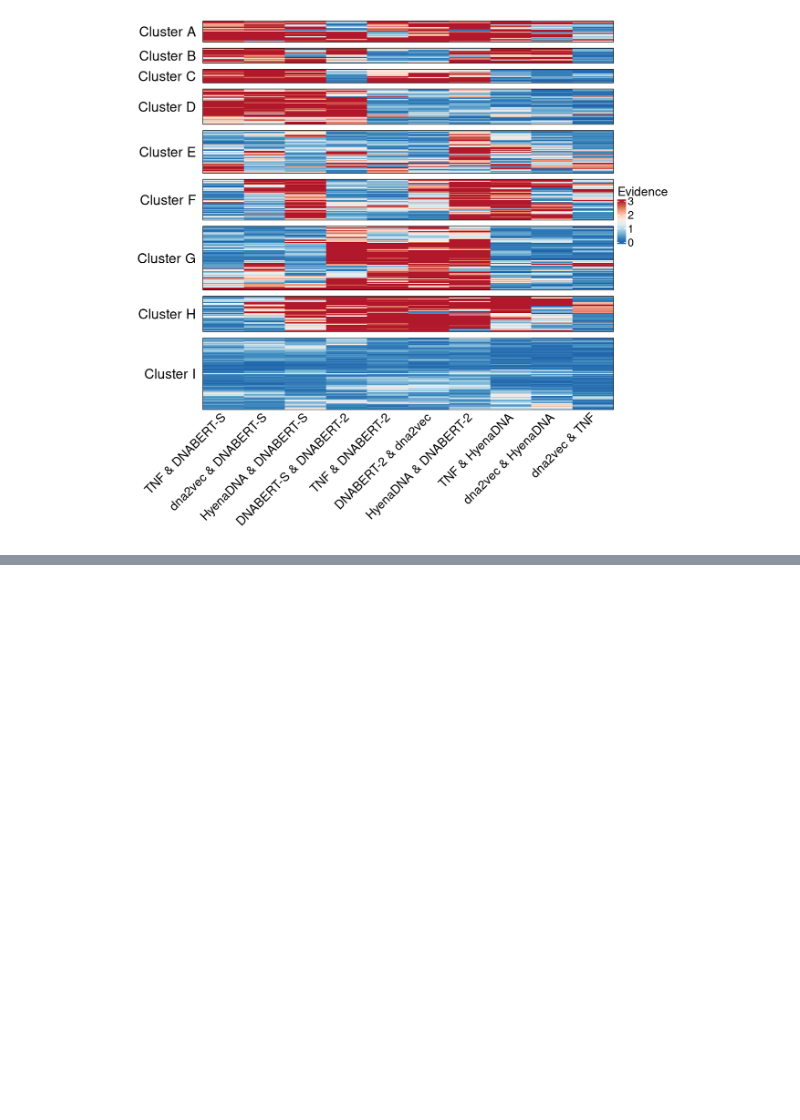
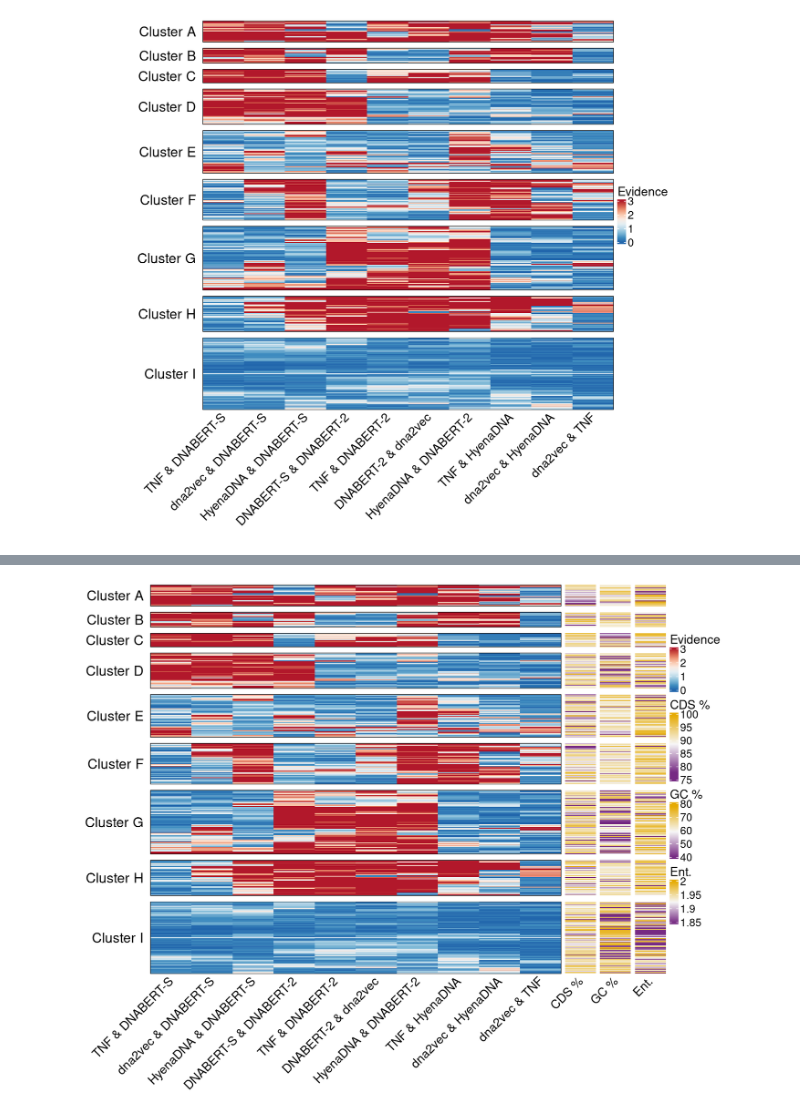
Before and after one commit to BioGraphs/DNA-Representation-Article-Juliette-Francis-2026, a Jupyter notebook: plots/evidence_heatmaps.ipynb, the cells around one changed output, grey strips where cells are left out. Saved outputs shown, nothing was run; the diff lists cells and outputs as text; code cells hidden in the pictures; blank space fills up the shorter version.

Commit message:
Add scripts for heatmaps

```diff
--- a/plots/evidence_heatmaps.ipynb
+++ b/plots/evidence_heatmaps.ipynb
@@ -146,0 +152,46 @@ ERROR: Error in file(file, "rt"): cannot open the connection
+# %%
+seq_matrix <- annot_clusters_evidence_df %>%
+  arrange(match(seq_id, rownames(mat_evidence))) %>%
+  select(all_of(vars)) %>%
+  as.matrix()
+
+rownames(seq_matrix) <- annot_clusters_evidence_df %>%
+  arrange(match(seq_id, rownames(mat_evidence))) %>%
+  pull(seq_id)
+# %%
+seq_matrix_clipped <- apply(seq_matrix, 2, function(x) {
+  q1 <- quantile(x, 0.25)
+  q3 <- quantile(x, 0.75)
+  iqr <- q3 - q1
+  lower <- q1 - 1.5 * iqr
+  upper <- q3 + 1.5 * iqr
+  pmin(pmax(x, lower), upper)
+})
+rownames(seq_matrix_clipped) <- rownames(seq_matrix)
+# %%
+ht_list <- lapply(vars, function(v) {
+  mat <- matrix(seq_matrix_clipped[, v], ncol = 1)
+  rownames(mat) <- rownames(seq_matrix_clipped)
+  colnames(mat) <- v
+
+  Heatmap(
+    mat,
+    name = v,
+    cluster_rows = FALSE,
+    cluster_columns = FALSE,
+    show_row_names = FALSE,
+    column_names_rot = 45,
+    column_names_gp = gpar(fontsize = 17),
+    col = colorRampPalette(c("#762a83", "#f7f7f7", "#e6ab02"))(100),
+    width = unit(1.5, "cm"),
+    heatmap_legend_param = list(
+      title_gp = gpar(fontsize = 17),
+      labels_gp = gpar(fontsize = 15)
+    )
+  )
+})
+
+ht_combined2 <- Reduce("+", ht_list)
+draw(ht_main + ht_combined2)
+# %% [output]
+[figure, added]
```
Also changed, not shown: parts of 9 cells of this notebook, 1 other file.
